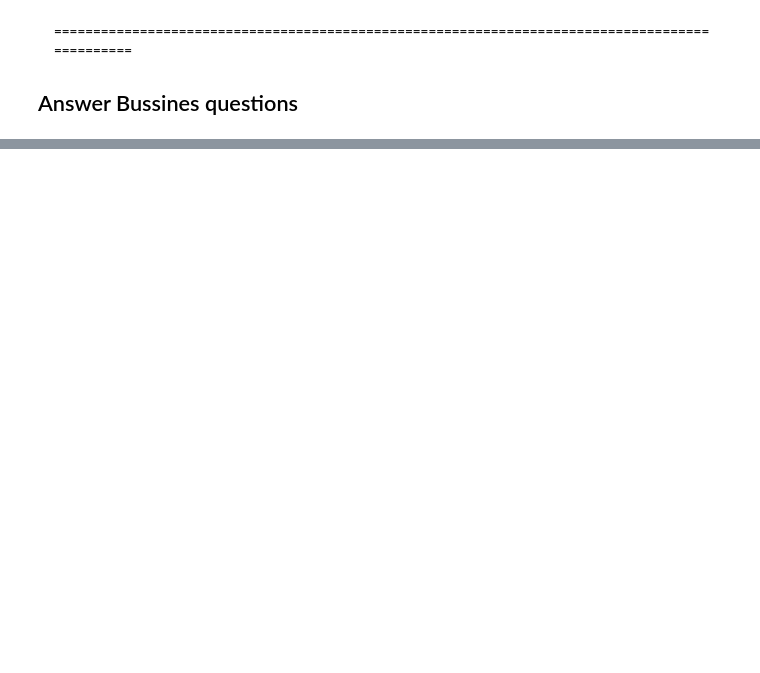
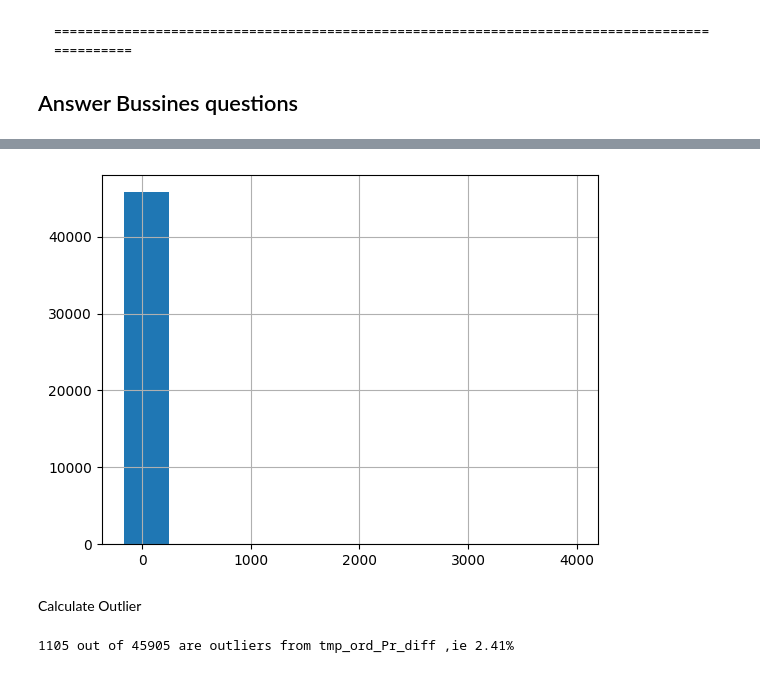
Before and after one commit to JacquelineBashta/DataStorytelling_Pandas_Matlibplot, a Jupyter notebook: Solve_Bussiness_Q.ipynb, the cells around one changed output, grey strips where cells are left out. Saved outputs shown, nothing was run; the diff lists cells and outputs as text; code cells hidden in the pictures; blank space fills up the shorter version.

```diff
--- a/Solve_Bussiness_Q.ipynb
+++ b/Solve_Bussiness_Q.ipynb
@@ -62,0 +60,12 @@ check for orders of 1 orderlines if totalpaid == unit price * quantity
+# %%
+db_qu["tmp_ol_price"] = db_qu.ol_ProdUntPr * db_qu.ol_ProdQnty
+# %%
+db_qu.tmp_ol_price.means="db_qu.ol_ProdUntPr * db_qu.ol_ProdQnty"
+# %%
+
+db_ordRev=(
+    db_qu
+    .groupby("ORD_ID")
+    .agg(tmp_ord_Rev=('tmp_ol_price', 'sum'))
+    .merge(db_qu,on="ORD_ID")
+).drop_duplicates(subset="ORD_ID")
@@ -62,0 +76,9 @@ check for orders of 1 orderlines if totalpaid == unit price * quantity
+# %%
+
+db_ordRev=(
+    db_ordRev
+    .assign(tmp_ord_Pr_diff = db_ordRev.ord_TotlPaid-db_ordRev.tmp_ord_Rev)
+    .drop(columns=drop_lst)
+    .drop(columns = ["tmp_ol_price","OL_ID","ol_ProdQnty",	"ol_ProdUntPr",	"pro_Pr"])
+    .reindex(columns=['ORD_ID', 'ord_CreatDate', 'ord_TotlPaid', 'tmp_ord_Rev', 'tmp_ord_Pr_diff'])
+)
@@ -62,0 +111,6 @@ check for orders of 1 orderlines if totalpaid == unit price * quantity
+# %%
+db_ordRev.tmp_ord_Pr_diff.hist();
+# %% [output]
+[figure, added]
+# %% [markdown]
+Calculate Outlier
@@ -62,0 +121,7 @@ check for orders of 1 orderlines if totalpaid == unit price * quantity
+# %%
+num_inliers =((db_ordRev.tmp_ord_Pr_diff >= (Q1 - 1.5*IQR)) & (db_ordRev.tmp_ord_Pr_diff <= (Q3 + 1.5*IQR))).sum()
+num_outliers = db_ordRev.shape[0]-num_inliers
+per_outliers = round((num_outliers/db_ordRev.shape[0])*100,2)
+print(f'''{num_outliers} out of {db_ordRev.shape[0]} are outliers from tmp_ord_Pr_diff ,ie {per_outliers}%''')
+# %% [output]
+1105 out of 45905 are outliers from tmp_ord_Pr_diff ,ie 2.41%
```
Also changed, not shown: parts of 95 cells of this notebook, 2 other files.
